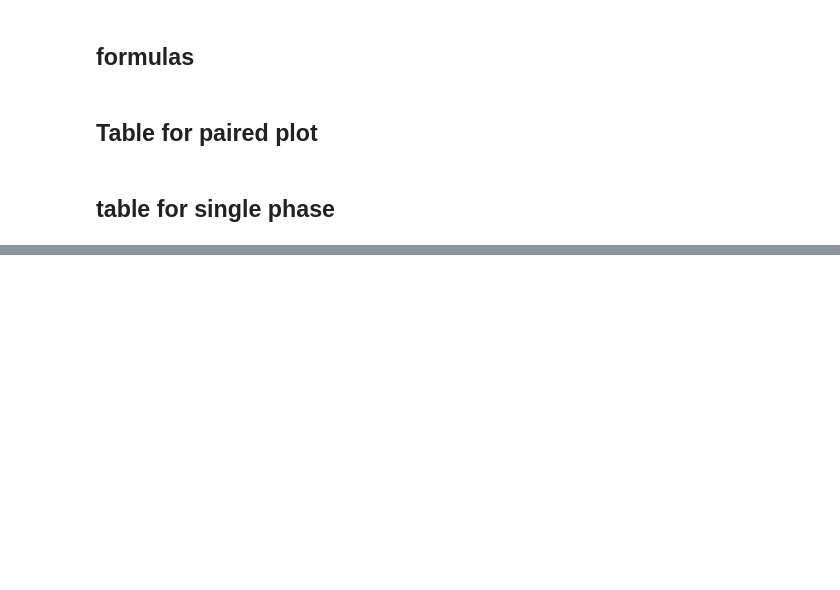
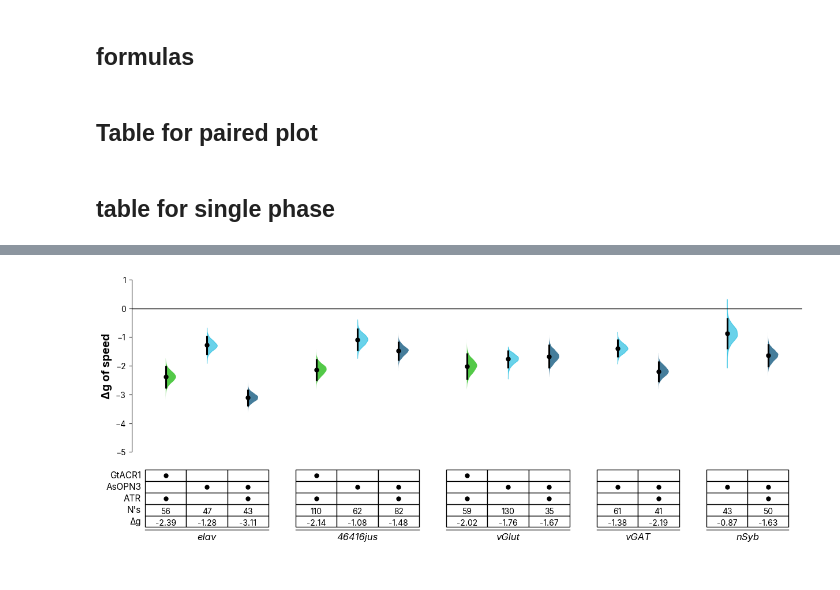
Before and after one commit to lnicole08/deltaG_screen, a Jupyter notebook: AsOPN3_forestplot_vertical_streamlined.ipynb, the cells around one changed output, grey strips where cells are left out. Drawn from its saved outputs; the diff is of its cells as text; code cells hidden in the pictures; blank space fills up the shorter version.

```diff
--- a/AsOPN3_forestplot_vertical_streamlined.ipynb
+++ b/AsOPN3_forestplot_vertical_streamlined.ipynb
@@ -567,25 +571,27 @@ for n in lstnamings:
 # %%
 # Generate paired phase plots with TABLE format
 lstnamings = ['speed']  #height or speed
 
 files_wt = [f'elav x ACR [ATR] allstats_DARK_FULL.csv', f'elav x eOPN3 allstats_DARK_FULL.csv',   f'elav x eOPN3 [ATR] allstats_DARK_FULL.csv',
               f'46416jus x ACR [ATR] allstats_DARK_FULL.csv', f'46416jus x eOPN3 allstats_DARK_FULL.csv',f'46416jus x eOPN3 [ATR] allstats_DARK_FULL.csv',
                 f'vGlut x ACR [ATR] allstats_DARK_FULL.csv', f'vGlut x eOPN3 allstats_DARK_FULL.csv', f'vGlut x eOPN3 [ATR] allstats_DARK_FULL.csv',
                 f'vGAT x eOPN3 allstats_DARK_FULL.csv', f'vGAT x eOPN3 [ATR] allstats_DARK_FULL.csv',
               f'nSyb x eOPN3 allstats_DARK_FULL.csv', f'nSyb x eOPN3 [ATR] allstats_DARK_FULL.csv']
 
 files_full = [f.replace('.csv', '_wtcomparison.csv') for f in files_wt]
 
 for n in lstnamings:
     dfmn_full, dfsmd_full = pergenotypeplotting_deltag(openPath, files_full, n)
 
     g_table = forestplot_single_phase_table(
         dfmn_full.replace("ACR", "GtACR1", regex=True),
         dfsmd_full.replace("ACR", "GtACR1", regex=True),
-        "GtACR1", "AsOPN3", figsize=(15,6), ylim=(-5, 1.0),
-        gridkey_fontsize=11, markersize=5)
+        "GtACR1", "AsOPN3", figsize=(15,6), ylim=(-5, 1.0), ratio=[0.6, 0.4],
+        gridkey_fontsize=10, ytick_fontsize= 10, ylabel_fontsize= 14, xlabel_fontsize= 12, gridkey_ylabel_fontsize= 11, markersize=5)
 
     mpl.rcParams['svg.fonttype'] = 'none'
     g_table.savefig(specifiedpath + "\\ACC Lab Dropbox\\ACC Lab\\Nicole Lee\\eOPN3 manuscript\\Data Compilation\\Together\\images\\forestplot_table_single_phases_total" + n + ".svg", bbox_inches="tight")
     plt.show()
+# %% [output]
+[figure, added]
 # %%
```
Also changed, not shown: parts of 5 cells of this notebook, 1 other file.
